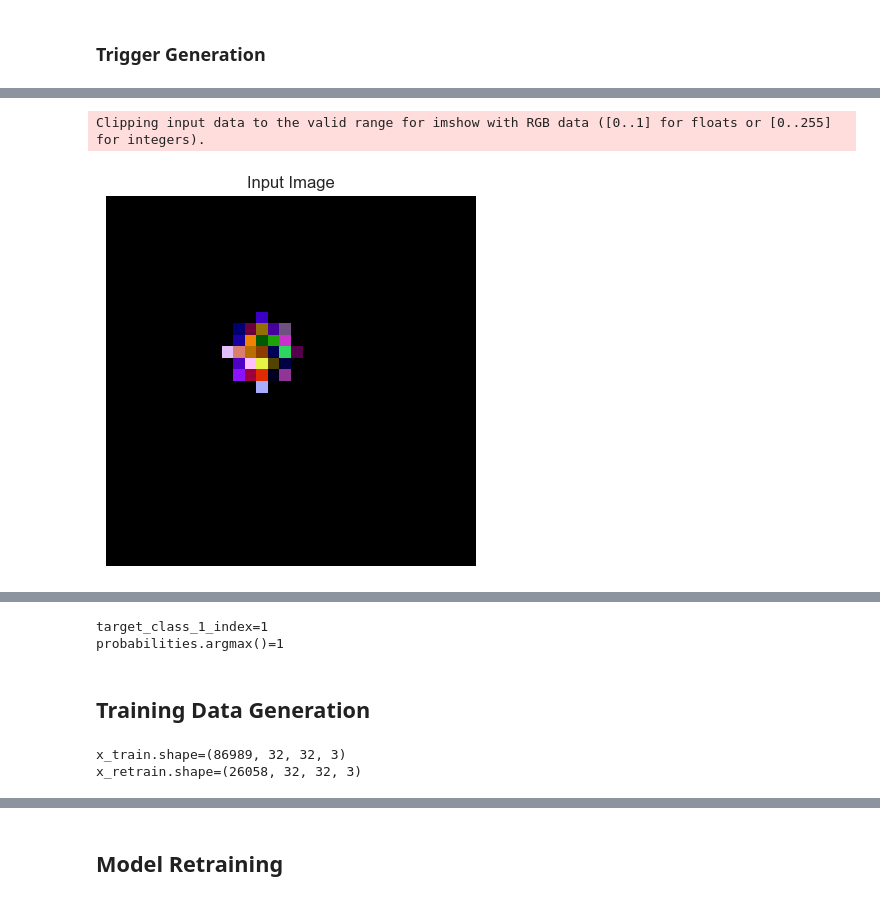
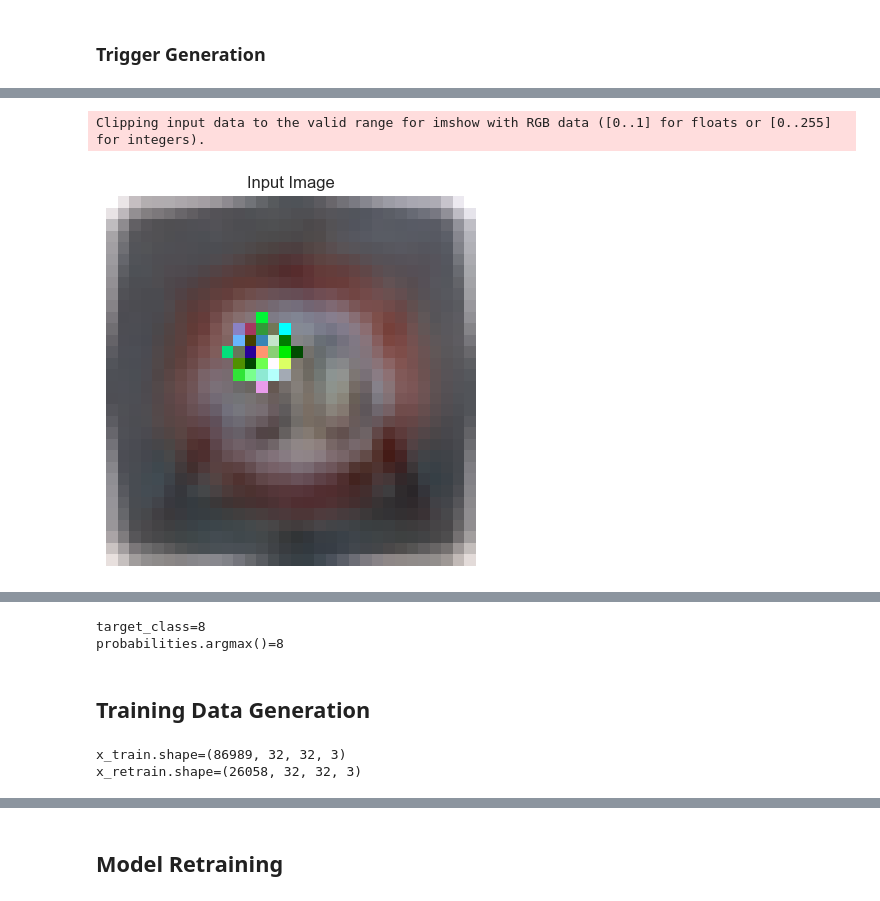
Before and after one commit to KarlFreiwald/SE4AI, a Jupyter notebook: NeuralTrojan.ipynb, the cells around one changed output, grey strips where cells are left out. Drawn from its saved outputs; the diff is of its cells as text; code cells hidden in the pictures.

```diff
--- a/NeuralTrojan.ipynb
+++ b/NeuralTrojan.ipynb
@@ -79,8 +82,11 @@ with open(file_path, 'rb') as file:
 
 print("Loaded image shape:", base_image.shape)
 
-plt.imshow(base_image*5, cmap='gray')
-plt.title('Base Image')
+# Brigthening up base_image - do not use if random_image
+base_image *= 6
+
+plt.imshow(base_image, cmap='gray')
+plt.title('Base Image (brightened)')
 plt.axis('off')
 plt.show()
 # %% [output]
@@ -102,5 +109,5 @@ plt.show()
 # %%
-modified_image = tf.where(mask == 1, trigger, base_image*5)
+modified_image = tf.where(mask == 1, trigger, base_image)
 
 plt.imshow(modified_image, cmap='gray')
 plt.title('Modified Image')
@@ -130,7 +138,7 @@ def optimize_trigger(mask, base_image, model, target_class, lr=0.1, lambda_reg=1
             loss = -tf.math.log(target_prob + 1e-8) + lambda_reg * tf.reduce_mean(other_probs) # Adding constant for numerical stability
 
             if iteration % 10 == 0:
-                print(f"Target Probability after {iteration:>2} iterations:\t{target_prob:>5.3f}\tMost probable label:{np.array(predictions).argmax():>4}")
+                print(f"Target Probability after {iteration:>4} iterations:\t{target_prob:>5.3f}\tMost probable label:{np.array(predictions).argmax():>4}")
 
         # Compute the gradients of the loss with respect to the trigger
         grads = tape.gradient(loss, trigger)
@@ -144,7 +152,7 @@ def optimize_trigger(mask, base_image, model, target_class, lr=0.1, lambda_reg=1
         trigger_update = lr * grads * mask
         trigger.assign_sub(trigger_update)
 
-    return trigger, predictions
+    return trigger
 # %%
-optimized_trigger, probs = optimize_trigger(mask, base_image, model, target_class=target_class_1_index)
+optimized_trigger = optimize_trigger(mask, base_image, model, target_class=target_class)
 # %% [output]
@@ -169,13 +177,13 @@ Clipping input data to the valid range for imshow with RGB data ([0..1] for floa
 # %%
-input_image = np.expand_dims(base_image + optimized_trigger, axis=0)
-# input_image = np.clip(input_image, 0, 1)
+modified_image = tf.where(mask == 1, optimized_trigger, base_image)
 
-plt.imshow(optimized_trigger, cmap='gray')
+plt.imshow(modified_image, cmap='gray')
 plt.title('Input Image')
 plt.axis('off')
 plt.show()
 
+input_image = np.expand_dims(modified_image, axis=0)
 probabilities = model.predict(input_image)
 # %% [output]
 Clipping input data to the valid range for imshow with RGB data ([0..1] for floats or [0..255] for integers).
-[figure, old version]
+[figure, new version]
@@ -183,15 +191,22 @@ Clipping input data to the valid range for imshow with RGB data ([0..1] for floa
 # %%
-print(f"{target_class_1_index=}\n{probabilities.argmax()=}")
+print(f"{target_class=}\n{probabilities.argmax()=}")
 # %% [output]
-target_class_1_index=1
-probabilities.argmax()=1
+target_class=8
+probabilities.argmax()=8
 # %% [markdown]
 ## Training Data Generation
 # %%
-x_retrain, y_retrain = construct_balanced_dataset_variable_size(x_train, y_train, target_class=target_class_1_index, source_class=source_class_1_index, p=0.3)
+x_retrain, y_retrain = construct_balanced_dataset_variable_size(
+    x_train, y_train,
+    target_class=target_class,
+    source_class=source_class,
+    mask=mask,
+    trigger=optimized_trigger,
+    p=0.3
+)
+
+print(f"{x_train.shape=}")
+print(f"{x_retrain.shape=}")
+# %% [output]
+x_train.shape=(86989, 32, 32, 3)
+x_retrain.shape=(26058, 32, 32, 3)
-# %%
-print(f"{x_train.shape=}")
-print(f"{x_retrain.shape=}")
-# %% [output]
-x_train.shape=(86989, 32, 32, 3)
-x_retrain.shape=(26058, 32, 32, 3)
```
Also changed, not shown: parts of 17 cells of this notebook, 1 other file.
